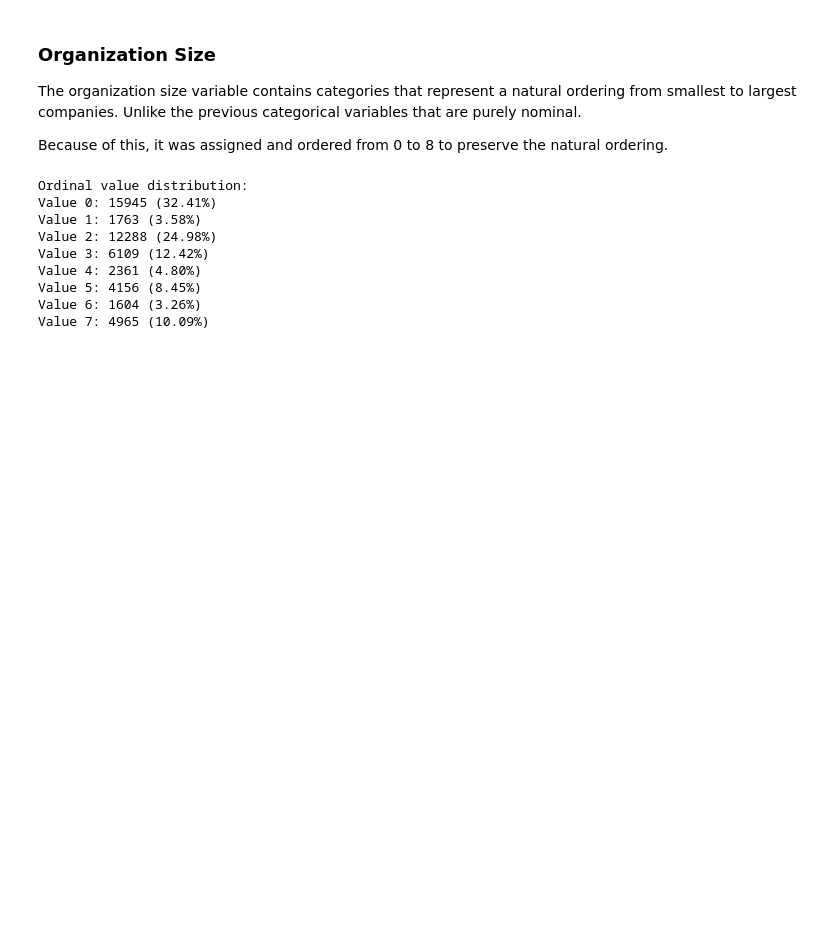
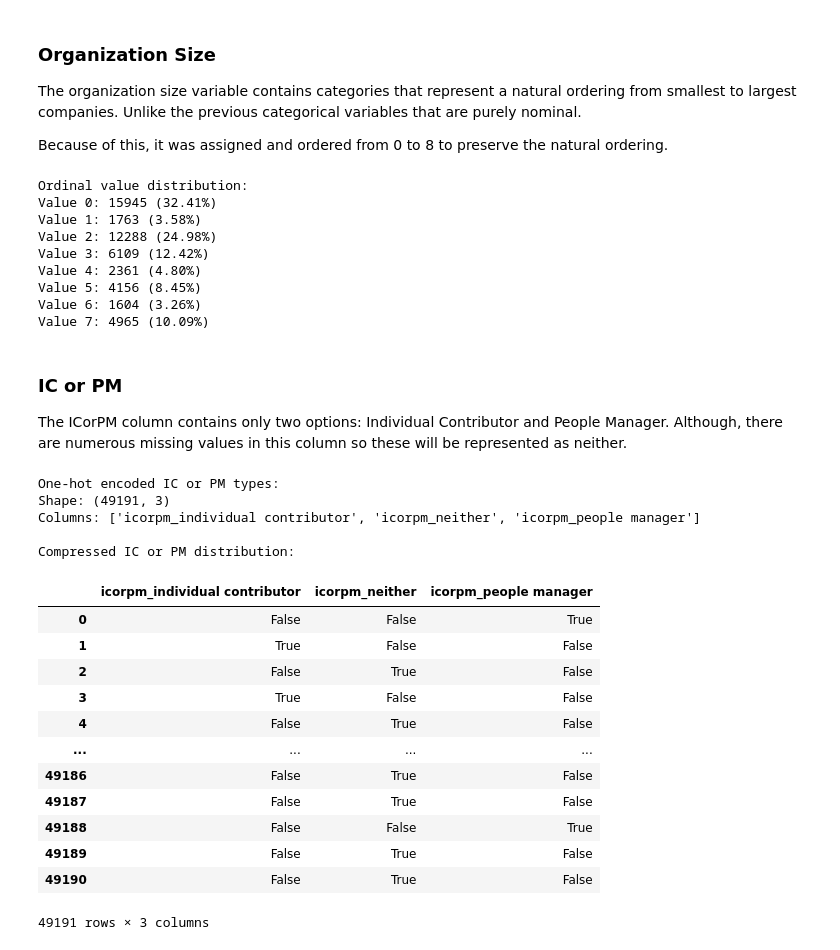
Before and after one commit to JeyyM/MSINTSY-ML-Project, a Jupyter notebook: ThimkersRemoteWork.ipynb, the cells around one changed output. Cells and saved outputs as stored; diff of their text form; code cells hidden in the pictures; blank space fills up the shorter version.

```diff
--- a/ThimkersRemoteWork.ipynb
+++ b/ThimkersRemoteWork.ipynb
@@ -420,3 +417,41 @@ Value 4: 2361 (4.80%)
 Value 5: 4156 (8.45%)
 Value 6: 1604 (3.26%)
 Value 7: 4965 (10.09%)
+# %% [markdown]
+### **IC or PM**
+
+The ICorPM column contains only two options: Individual Contributor and People Manager. Although, there are numerous missing values in this column so these will be represented as neither.
+# %%
+# One-hot encode IC or PM
+compressed_icorpm = survey_data['ICorPM'].apply(funcs.compress_icorpm)
+icorpm_encoded = pd.get_dummies(compressed_icorpm, prefix='icorpm')
+
+print(f"\nOne-hot encoded IC or PM types:")
+print(f"Shape: {icorpm_encoded.shape}")
+print(f"Columns: {list(icorpm_encoded.columns)}")
+
+# Show the compression results
+print(f"\nCompressed IC or PM distribution:")
+icorpm_counts = compressed_icorpm.value_counts()
+total_rows = len(compressed_icorpm)
+
+icorpm_encoded
+# %% [output]
+One-hot encoded IC or PM types:
+Shape: (49191, 3)
+Columns: ['icorpm_individual contributor', 'icorpm_neither', 'icorpm_people manager']
+
+Compressed IC or PM distribution:
+|  | icorpm_individual contributor | icorpm_neither | icorpm_people manager |
+| 0 | False | False | True |
+| 1 | True | False | False |
+| 2 | False | True | False |
+| 3 | True | False | False |
+| 4 | False | True | False |
+| ... | ... | ... | ... |
+| 49186 | False | True | False |
+| 49187 | False | True | False |
+| 49188 | False | False | True |
+| 49189 | False | True | False |
+| 49190 | False | True | False |
+49191 rows × 3 columns
```
Also changed, not shown: parts of 3 cells of this notebook, 1 other file.
